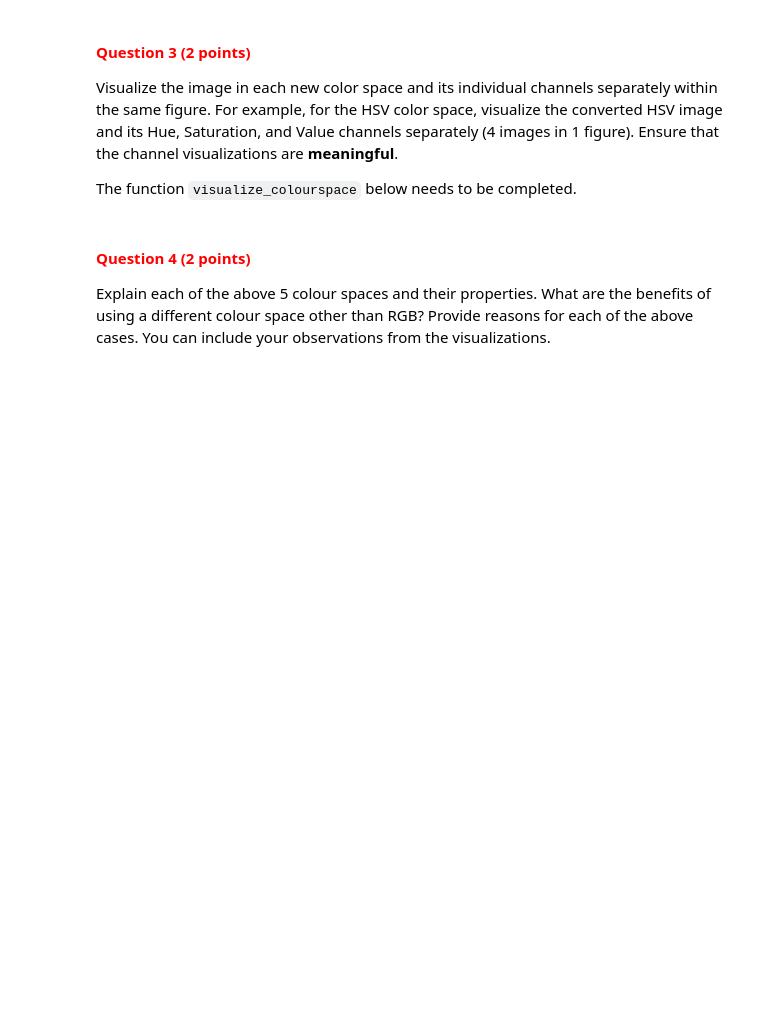
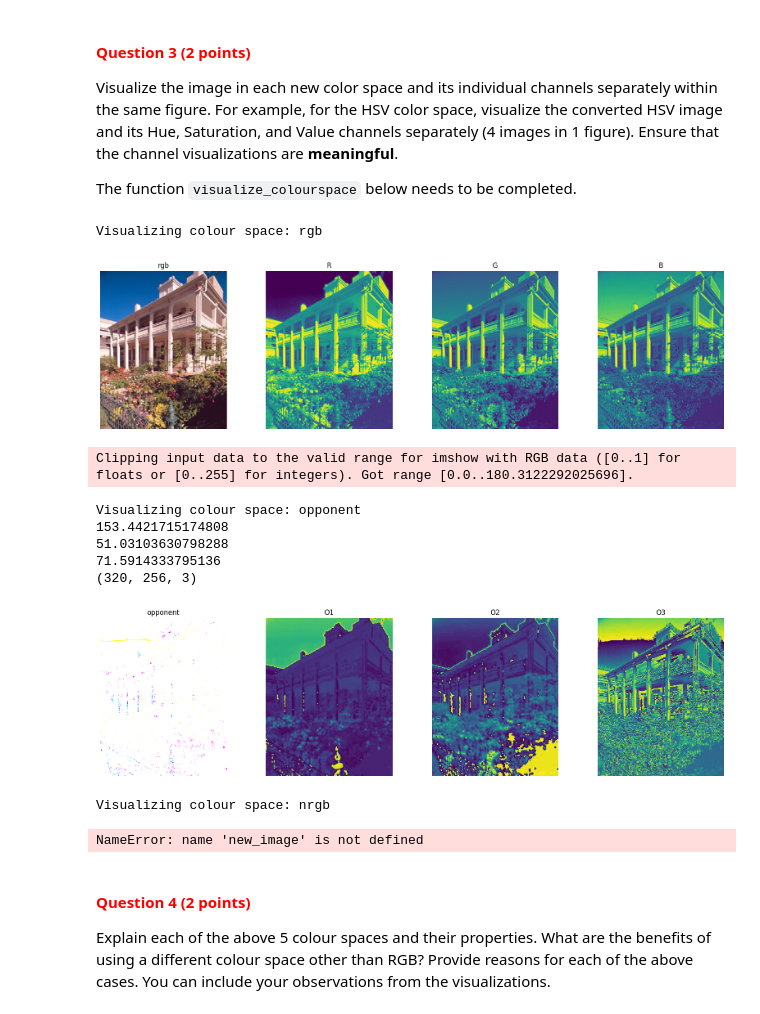
Before and after one commit to MichM072/cv1-lab-1-group28, a Jupyter notebook: cv1-lab-1.ipynb, the cells around one changed output. Cells and saved outputs as stored; diff of their text form; code cells hidden in the pictures; blank space fills up the shorter version.

```diff
--- a/cv1-lab-1.ipynb
+++ b/cv1-lab-1.ipynb
@@ -262,5 +288,16 @@ def convert_rgb_to_opponent(input_image):
     '''
 
     # YOUR CODE HERE
+    if type(input_image) != np.array:
+        input_image = np.asarray(input_image)
+
+    # TODO: Ask TA if opponent color space conversion should be integers.
+
+    # opponent color space conversion
+    O1 = (input_image[:,:,0] - input_image[:,:,1]) / np.sqrt(2)
+    O2 = (input_image[:,:,0] + input_image[:,:,1] - 2 * input_image[:,:,2]) / np.sqrt(6)
+    O3 = (input_image[:,:,0] + input_image[:,:,1] + input_image[:,:,2]) / np.sqrt(3)
+
+    new_image = np.stack([O1, O2, O3], axis=-1)
 
     return new_image
@@ -278,6 +325,16 @@ def convert_rgb_to_normedrgb(input_image):
     '''
 
     # YOUR CODE HERE
+    if type(input_image) != np.array:
+        input_image = np.asarray(input_image)
+
+    # TODO: Possibly improve this so it is not as ugly.
+
+    R = input_image[:,:,0] / (input_image[:,:,0] + input_image[:,:,1] + input_image[:,:,2])
+    G = input_image[:,:,1] / (input_image[:,:,0] + input_image[:,:,1] + input_image[:,:,2])
+    B = input_image[:,:,2] / (input_image[:,:,0] + input_image[:,:,1] + input_image[:,:,2])
+
+    new_image = np.stack([R, G, B], axis=-1)
 
     return new_image
 # %%
@@ -296,7 +353,7 @@ def convert_colour_space(input_image, colourspace):
     '''
 
     # Convert the image into double precision for conversions
-    input_image = input_image.astype(np.float32)
+    # input_image = input_image.astype(np.float32)
 
     if colourspace.lower() == 'opponent':
         # fill in the rgb2opponent function
@@ -311,10 +368,17 @@ def convert_colour_space(input_image, colourspace):
     elif colourspace.lower() == 'hsv':
         # use built-in function from opencv
 
+        new_image = cv2.cvtColor(input_image, cv2.COLOR_RGB2HSV)
+
         # YOUR CODE HERE
 
     elif colourspace.lower() == 'ycbcr':
         # use built-in function from opencv
+        new_image = cv2.cvtColor(input_image, cv2.COLOR_RGB2YCrCb)
+
+        # TODO: This should swap the Cr and Cb channels such that it results in Y, Cb, Cr order. But still should check if it worked properly.
+
+        new_image = new_image[:, :, [0, 2, 1]]
 
         # YOUR CODE HERE
 
@@ -371,9 +494,24 @@ def visualize_colourspace(image, colourspace='rgb'):
 # %%
 # Load and convert the image to RGB
 image = cv2.imread('images/beehive_house.jpg')
 image = cv2.cvtColor(image, cv2.COLOR_BGR2RGB)
 
-# YOUR CODE HERE
+# Visualize the image in different colour spaces
+for colourspace in ['rgb', 'opponent', 'nrgb', 'hsv', 'ycbcr', 'grays']:
+    print(f'Visualizing colour space: {colourspace}')
+    visualize_colourspace(image, colourspace)
+# %% [output]
+Visualizing colour space: rgb
+[figure, added]
+Clipping input data to the valid range for imshow with RGB data ([0..1] for floats or [0..255] for integers). Got range [0.0..180.3122292025696].
+Visualizing colour space: opponent
+153.4421715174808
+51.03103630798288
+71.5914333795136
+(320, 256, 3)
+[figure, added]
+Visualizing colour space: nrgb
+NameError: name 'new_image' is not defined
 # %% [markdown]
 <a id="question-4"></a>
 #### <font color='#FF0000'>Question 4 (2 points)</font>
```
Also changed, not shown: parts of 6 cells of this notebook.
